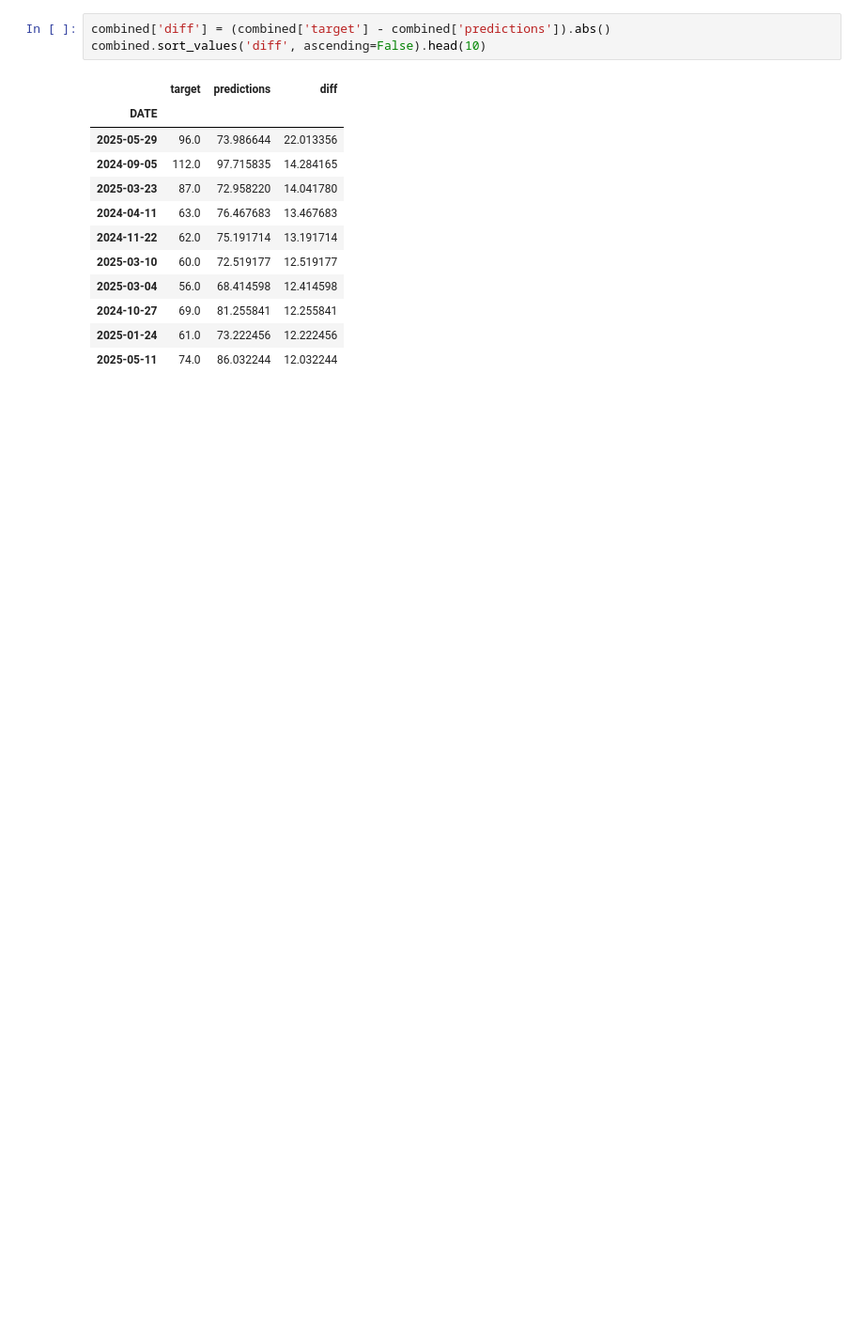
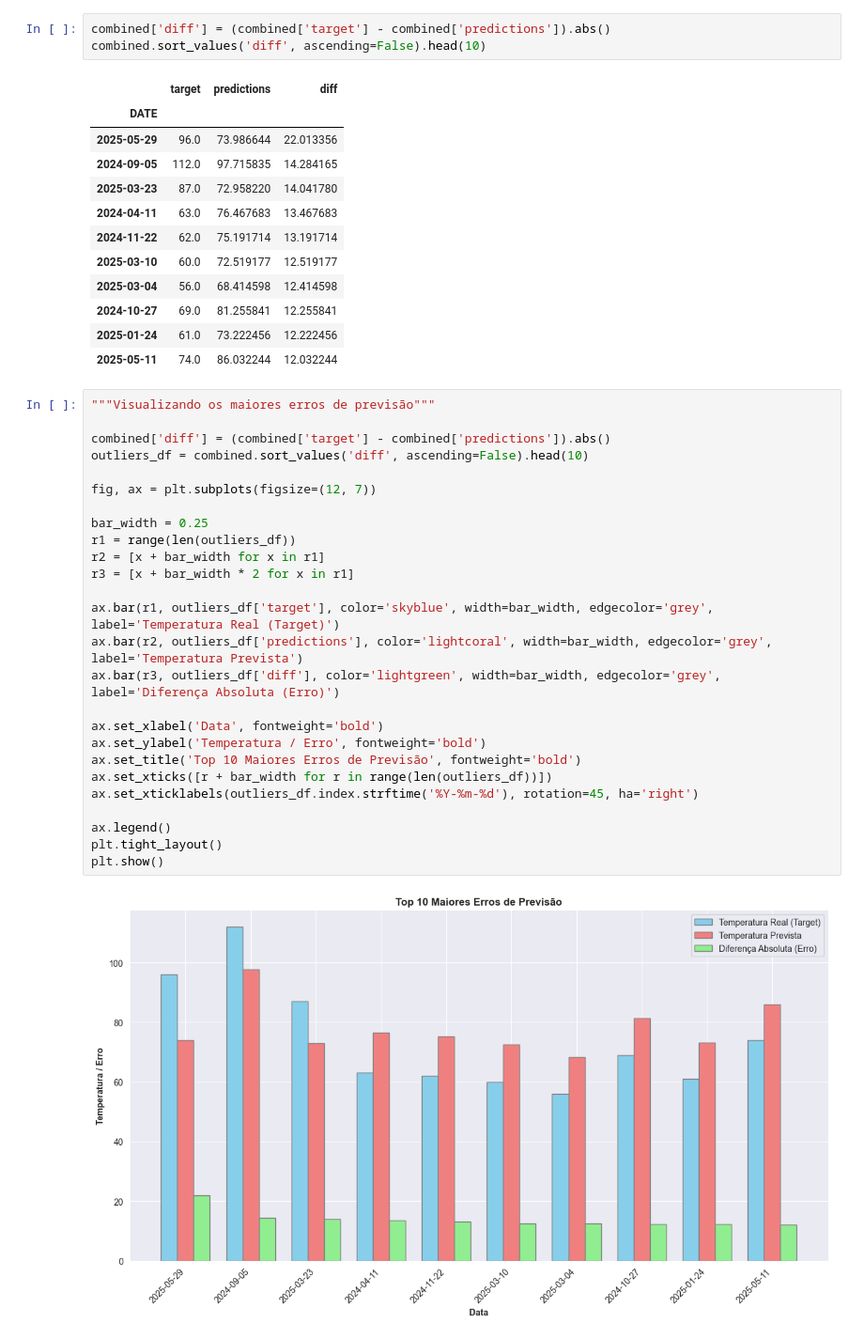
Before and after one commit to Haell39/ClimaPredict_AI, a Jupyter notebook: weather.ipynb, the cells around one changed output. Shown at 94% size. Cells and saved outputs as stored; diff of their text form; blank space fills up the shorter version.

```diff
--- a/weather.ipynb
+++ b/weather.ipynb
@@ -539,3 +546,31 @@ combined.sort_values('diff', ascending=False).head(10)
 | 2024-10-27 | 69.0 | 81.255841 | 12.255841 |
 | 2025-01-24 | 61.0 | 73.222456 | 12.222456 |
 | 2025-05-11 | 74.0 | 86.032244 | 12.032244 |
+# %%
+"""Visualizando os maiores erros de previsão"""
+
+combined['diff'] = (combined['target'] - combined['predictions']).abs()
+outliers_df = combined.sort_values('diff', ascending=False).head(10)
+
+fig, ax = plt.subplots(figsize=(12, 7))
+
+bar_width = 0.25
+r1 = range(len(outliers_df))
+r2 = [x + bar_width for x in r1]
+r3 = [x + bar_width * 2 for x in r1]
+
+ax.bar(r1, outliers_df['target'], color='skyblue', width=bar_width, edgecolor='grey', label='Temperatura Real (Target)')
+ax.bar(r2, outliers_df['predictions'], color='lightcoral', width=bar_width, edgecolor='grey', label='Temperatura Prevista')
+ax.bar(r3, outliers_df['diff'], color='lightgreen', width=bar_width, edgecolor='grey', label='Diferença Absoluta (Erro)')
+
+ax.set_xlabel('Data', fontweight='bold')
+ax.set_ylabel('Temperatura / Erro', fontweight='bold')
+ax.set_title('Top 10 Maiores Erros de Previsão', fontweight='bold')
+ax.set_xticks([r + bar_width for r in range(len(outliers_df))])
+ax.set_xticklabels(outliers_df.index.strftime('%Y-%m-%d'), rotation=45, ha='right')
+
+ax.legend()
+plt.tight_layout()
+plt.show()
+# %% [output]
+[figure, added]
```
Also changed, not shown: parts of 5 cells of this notebook.
